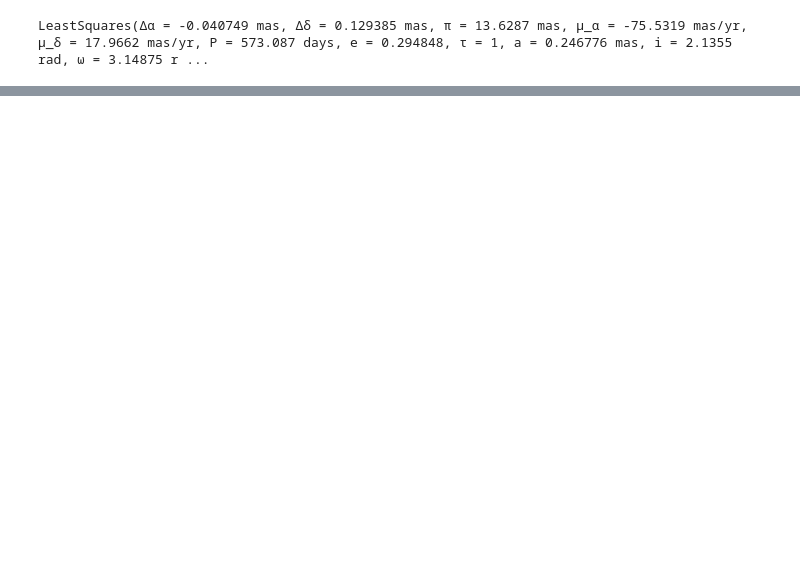
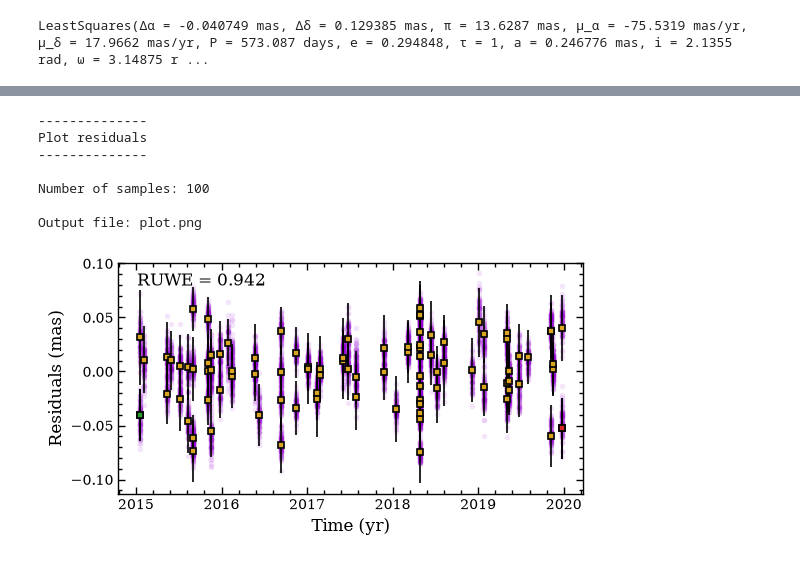
Before and after one commit to tomasstolker/exogaia, a Jupyter notebook: docs/tutorials/dr4_pre-release.ipynb, the cells around one changed output, grey strips where cells are left out. Saved outputs shown, nothing was run; the diff lists cells and outputs as text; code cells hidden in the pictures; blank space fills up the shorter version.

```diff
--- a/docs/tutorials/dr4_pre-release.ipynb
+++ b/docs/tutorials/dr4_pre-release.ipynb
@@ -103,0 +204,11 @@ LeastSquares(Δα = -0.040749 mas, Δδ = 0.129385 mas, ϖ = 13.6287 mas, μ_α
+# %%
+fig = results.plot_residuals(n_samples=100, seed=1, plot_file='plot.png')
+# %% [output]
+--------------
+Plot residuals
+--------------
+
+Number of samples: 100
+
+Output file: plot.png
+[figure, added]
```
Also changed, not shown: parts of 12 cells of this notebook, 5 other files.
